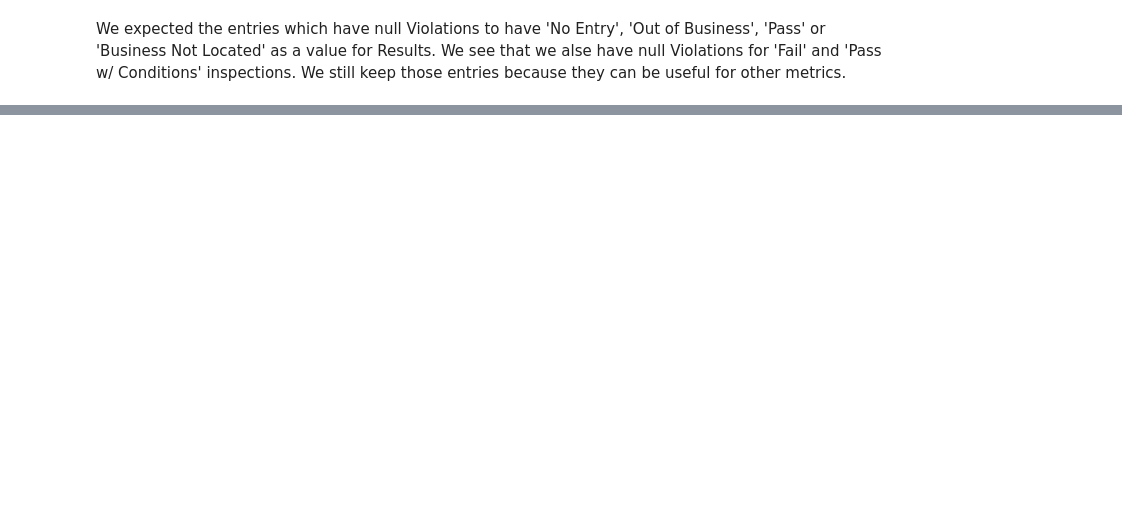
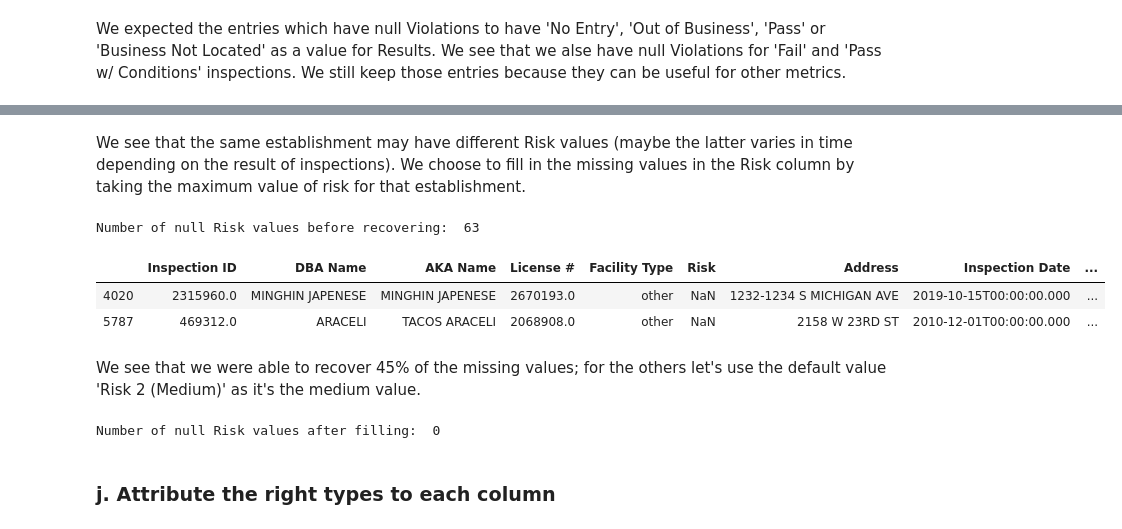
Before and after one commit to aaag97/ada-2019-project-databusters, a Jupyter notebook: Data exploration.ipynb, the cells around one changed output, grey strips where cells are left out. Saved outputs shown, nothing was run; the diff lists cells and outputs as text; code cells hidden in the pictures; blank space fills up the shorter version.

```diff
--- a/Data exploration.ipynb
+++ b/Data exploration.ipynb
@@ -597,0 +658,8 @@ We expected the entries which have null Violations to have 'No Entry', 'Out of B
+# %%
+#we have to declare this function to be able to use it into aggregate
+def to_set(a):
+    #return {x for x in a if pd.notna(x)}
+    return set(a)
+establisment_risks = inspections[['DBA Name','Risk']].drop_duplicates().groupby('DBA Name')['Risk'].agg({'nbr_values': len, 'possible_values': to_set})
+print("Possible number of values for risk for some establishment : ", establisment_risks['nbr_values'].unique())
+establisment_risks[establisment_risks['nbr_values']>1].head()
@@ -597,0 +680,36 @@ We expected the entries which have null Violations to have 'No Entry', 'Out of B
+# %% [markdown]
+We see that the same establishment may have different Risk values (maybe the latter varies in time depending on the result of inspections). We choose to fill in the missing values in the Risk column by taking the maximum value of risk for that establishment.
+# %%
+#First remove NAN from sets
+establisment_risks['possible_values'] = establisment_risks.apply(
+    lambda row: {x for x in row['possible_values'] if pd.notna(x)},
+    axis=1
+)
+#Then keep only one type per establishment
+establisment_risks['possible_values'] = establisment_risks.apply(
+    lambda row: np.max(row['possible_values']) if len(row['possible_values'])!=0 else np.NaN,
+    axis=1
+)
+establisment_risks_dict=establisment_risks['possible_values'].to_dict()
+#Assign a type to each missing value
+inspections['Risk'] = inspections.apply(
+    lambda row: establisment_risks_dict[row['DBA Name']] if pd.isna(row['Risk']) else row['Risk'],
+    axis=1
+)
+# %%
+print("Number of null Risk values before recovering: ",len(inspections[inspections['Risk'].isnull()]))
+inspections[inspections['Risk'].isnull()].head(2)
+# %% [output]
+Number of null Risk values before recovering:  63
+|  | Inspection ID | DBA Name | AKA Name | License # | Facility Type | Risk | Address | Inspection Date | ... |
+| 4020 | 2315960.0 | MINGHIN JAPENESE | MINGHIN JAPENESE | 2670193.0 | other | NaN | 1232-1234 S MICHIGAN AVE | 2019-10-15T00:00:00.000 | ... |
+| 5787 | 469312.0 | ARACELI | TACOS ARACELI | 2068908.0 | other | NaN | 2158 W 23RD ST | 2010-12-01T00:00:00.000 | ... |
+# %% [markdown]
+We see that we were able to recover 45% of the missing values; for the others let's use the default value 'Risk 2 (Medium)' as it's the medium value.
+# %%
+inspections['Risk'].fillna('2', inplace = True)
+print("Number of null Risk values after filling: ",len(inspections[inspections['Risk'].isnull()]))
+# %% [output]
+Number of null Risk values after filling:  0
+# %% [markdown]
+### j. Attribute the right types to each column
```
Also changed, not shown: parts of 26 cells of this notebook.
